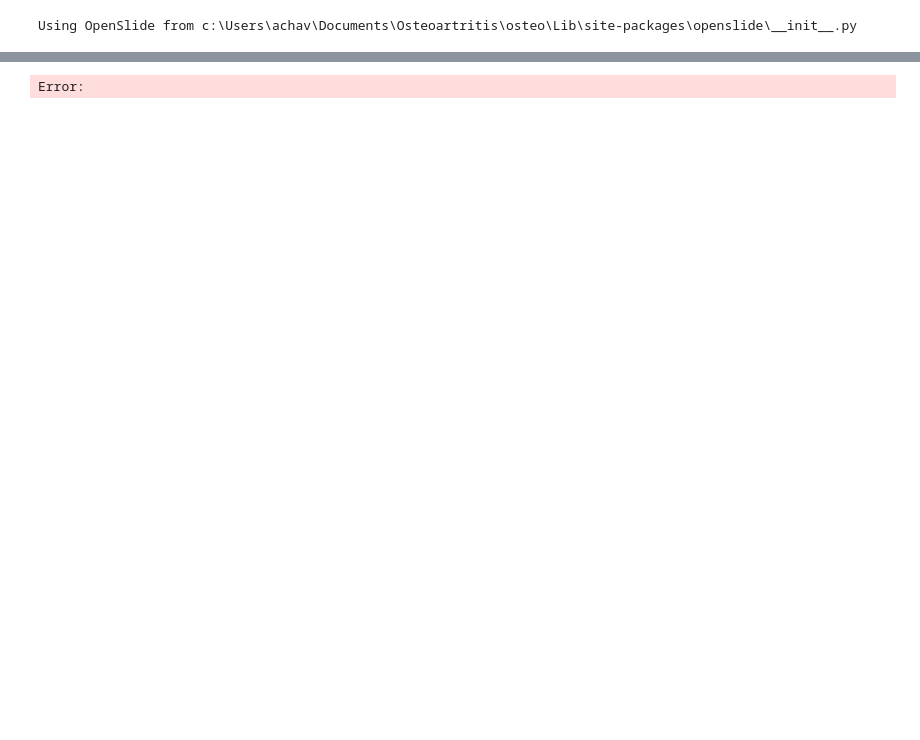
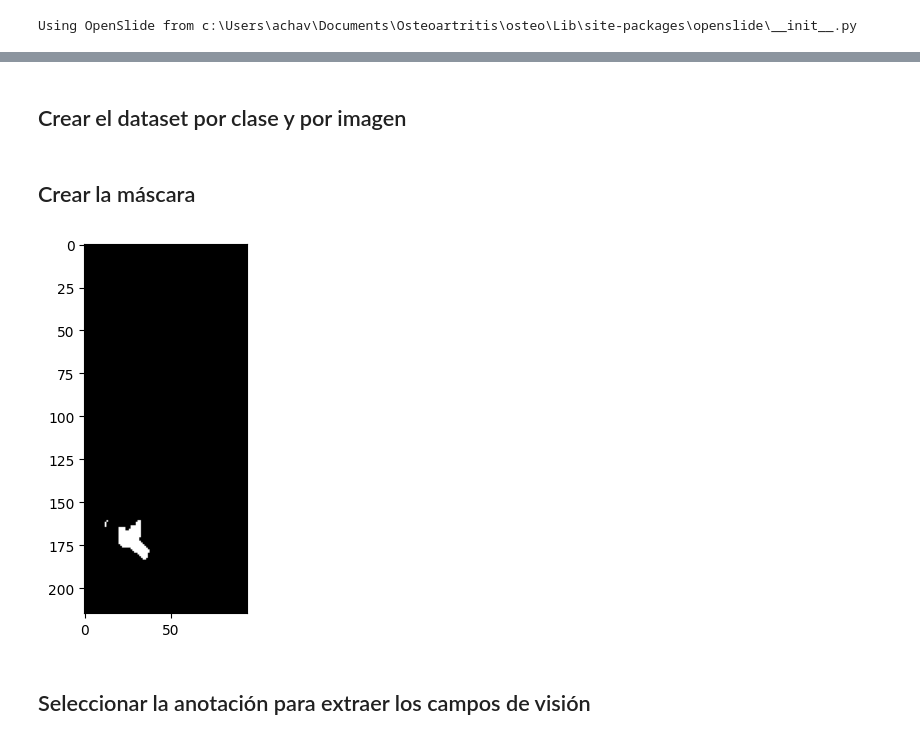
Before and after one commit to Allocco14/Osteoartritis, a Jupyter notebook: extract_regions.ipynb, the cells around one changed output, grey strips where cells are left out. Cells and saved outputs as stored; diff of their text form; code cells hidden in the pictures; blank space fills up the shorter version.

```diff
--- a/extract_regions.ipynb
+++ b/extract_regions.ipynb
@@ -178,8 +171,6 @@ plt.show()
+# %% [markdown]
+## Crear el dataset por clase y por imagen
 # %%
-# I will need a CNN to detect whether the a region belongs to a class A or B, and then I will need to segment the region to detect the exact area of the region that belongs to the class A or B.
-
-# First, let's create a dataset of images from the slide depending on the annotations
-
 # Create a dataset of images from the slide depending on the annotations
 import os
 import cv2
@@ -194,37 +185,59 @@ class_A_dir = os.path.join(dataset_dir, "class_A")
 if not os.path.exists(class_A_dir):
     os.makedirs(class_A_dir)
 
+class_A_dir_plate = os.path.join(class_A_dir, plate_name)
+if not os.path.exists(class_A_dir_plate):
+    os.makedirs(class_A_dir_plate)
+
 # Create a directory to store the images of class B
 class_B_dir = os.path.join(dataset_dir, "class_B")
 if not os.path.exists(class_B_dir):
     os.makedirs(class_B_dir)
+class_B_dir_plate = os.path.join(class_B_dir, plate_name)
+if not os.path.exists(class_B_dir_plate):
+    os.makedirs(class_B_dir_plate)
 
-# Create a directory to store the images of class None
-class_None_dir = os.path.join(dataset_dir, "class_None")
-if not os.path.exists(class_None_dir):
-    os.makedirs(class_None_dir)
-
-# Create a directory to store the images of the annotations
+# Create a directory to store the images of the annotations and masks
 annotations_dir = os.path.join(dataset_dir, "annotations")
 if not os.path.exists(annotations_dir):
     os.makedirs(annotations_dir)
+
+annotations_dir_plate = os.path.join(annotations_dir, plate_name)
+if not os.path.exists(annotations_dir_plate):
+    os.makedirs(annotations_dir_plate)
+# %% [markdown]
+## Crear la máscara
 # %%
 ## Convert the annotations to a mask
 level = 0
 mask = np.zeros((slide.level_dimensions[level][1], slide.level_dimensions[level][0]), dtype=np.uint8)
 
 for coordenadas_region in coordenadas_anotaciones:
     coordenadas_region = np.array(coordenadas_region)
     cv2.fillPoly(mask, [coordenadas_region], 255)
 
 # Save the mask
-
-mask_path = os.path.join(annotations_dir, f"{plate_name}_mask_level_{level}.png")
+mask_path = os.path.join(annotations_dir_plate, f"{plate_name}_mask_level_{level}.png")
 cv2.imwrite(mask_path, mask)
 
+slide.level_dimensions[level]
 mask.shape
+
+# Create a thumbnail of the mask
+mask_thumbnail = cv2.resize(mask, (thumbnail.shape[1], thumbnail.shape[0]), interpolation=cv2.INTER_NEAREST)
+
+## Show a thumbnail of the mask
+plt.imshow(mask_thumbnail, cmap='gray')
+
+## make a sound when the process is finished
+import winsound
+frequency = 1760  # Set Frequency To 2500 Hertz
+duration = 500  # Set Duration To 1000 ms == 1 second
+winsound.Beep(frequency, duration)
 # %% [output]
-Error:
+[figure, added]
+# %% [markdown]
+## Seleccionar la anotación para extraer los campos de visión
 # %%
 # For each annotation, create a dataset of images
 
```
Also changed, not shown: parts of 13 cells of this notebook, 1 other file.
